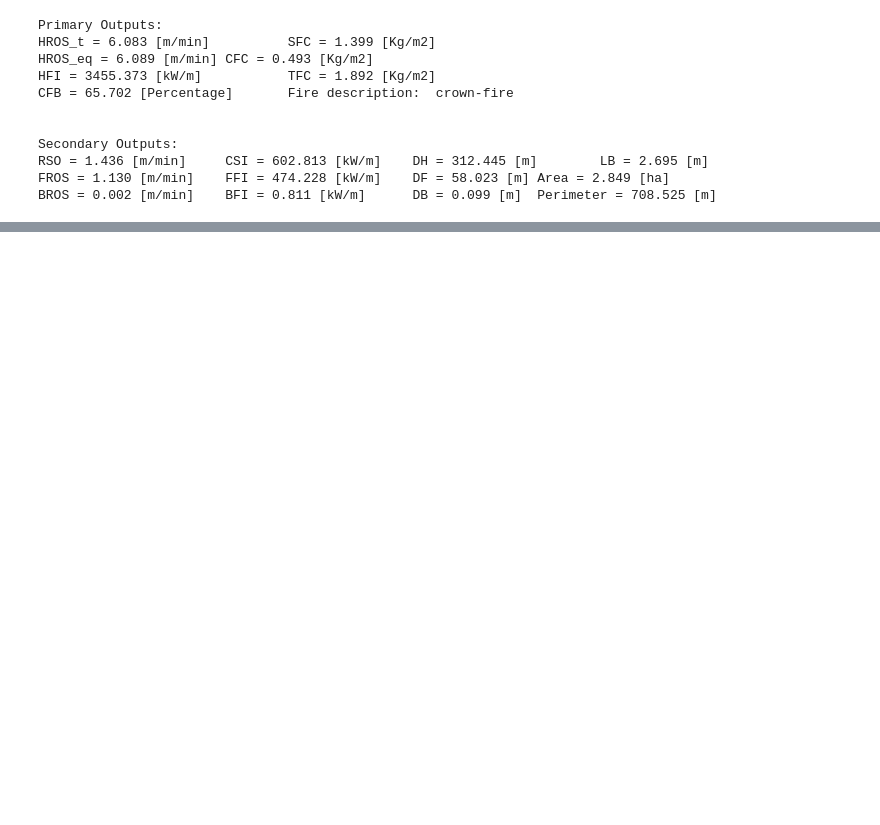
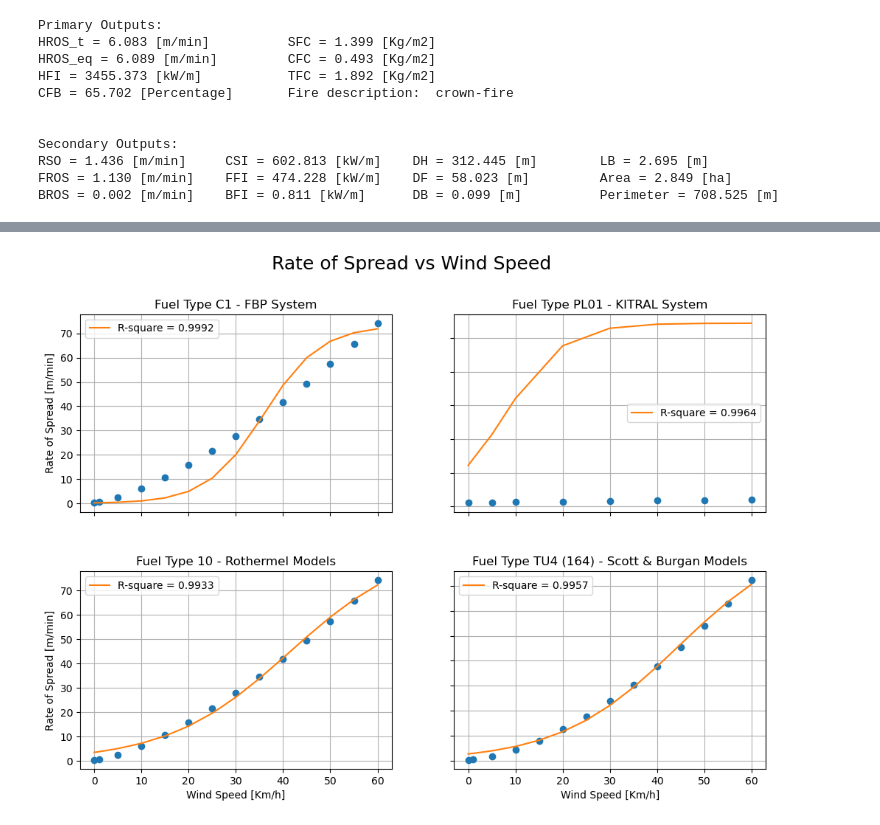
Before and after one commit to Sigggma/c2f-python, a Jupyter notebook: test python preliminar/main.ipynb, the cells around one changed output, grey strips where cells are left out. Drawn from its saved outputs; the diff is of its cells as text; code cells hidden in the pictures; blank space fills up the shorter version.

```diff
--- a/test python preliminar/main.ipynb
+++ b/test python preliminar/main.ipynb
@@ -556,0 +623,62 @@ BROS = 0.002 [m/min]    BFI = 0.811 [kW/m]      DB = 0.099 [m]  Perimeter = 708.
+# %%
+import matplotlib.pyplot as plt
+import numpy as np
+
+# Función para la tasa de propagación del fuego
+def fHROS(x, p1, p2, p3):
+    return 1 / (p1 * np.exp(-p2 * x) + p3)
+
+# Datos iniciales
+x = np.array([0, 5, 10, 20, 30, 40, 50, 60])
+x1 = np.array([0, 1, 5, 10, 15, 20, 25, 30, 35, 40, 45, 50, 55, 60])
+
+# Configuración del layout de los subgráficos
+fig, axs = plt.subplots(2, 2, figsize=(12, 8))
+fig.subplots_adjust(hspace=0.3, wspace=0.2)
+fig.suptitle('Rate of Spread vs Wind Speed', fontsize=18)
+
+# Subgráfico 1: Fuel Type C1 - FBP System
+y = np.array([0.4, 0.6, 2.5, 6.1, 10.6, 15.8, 21.5, 27.8, 34.6, 41.7, 49.3, 57.3, 65.6, 74.2])
+axs[0, 0].plot(x1, y, 'o')  # Usar x1 en lugar de x
+axs[0, 0].plot(x1, fHROS(x1, 5.223, 0.1658, 0.01366), label='R-square = 0.9992')  # Usar x1 aquí también
+axs[0, 0].set_title('Fuel Type C1 - FBP System')
+axs[0, 0].grid(True)
+axs[0, 0].legend()
+
+# Subgráfico 2: Fuel Type PL01 - KITRAL System
+ws = np.array([0, 5, 10, 20, 30, 40, 50, 60])  # Velocidades del viento hipotéticas
+# Suponiendo factores hipotéticos para el ejemplo
+Fmc = 1.0  # Factor de combustible hipotético
+Fch = 1.0  # Factor de carga hipotético
+Fv = np.linspace(0.1, 1.0, len(ws))  # Factor de viento hipotético
+HROSdataPL01 = Fmc * Fch * (1 + Fv)  # Cálculo simplificado de HROSdataPL01
+axs[0, 1].plot(ws, HROSdataPL01, 'o')
+axs[0, 1].plot(ws, fHROS(ws, 0.06332, 0.1599, 0.01836), label='R-square = 0.9964')
+axs[0, 1].set_title('Fuel Type PL01 - KITRAL System')
+axs[0, 1].grid(True)
+axs[0, 1].legend()
+
+# Subgráfico 3: Fuel Type 10 - Rothermel Models
+y1 = np.array([0.4, 0.6, 2.5, 6.1, 10.6, 15.8, 21.5, 27.8, 34.6, 41.7, 49.3, 57.3, 65.6, 74.2])
+axs[1, 0].plot(x1, y1, 'o')
+axs[1, 0].plot(x1, fHROS(x1, 0.2802, 0.07786, 0.01123), label='R-square = 0.9933')
+axs[1, 0].set_title('Fuel Type 10 - Rothermel Models')
+axs[1, 0].grid(True)
+axs[1, 0].legend()
+
+# Subgráfico 4: Fuel Type TU4 (164) - Scott & Burgan Models
+y1 = np.array([0.6, 0.8, 3.1, 8.5, 15.9, 24.9, 35.5, 47.5, 60.8, 75.3, 91.0, 107.9, 125.8, 144.7])
+axs[1, 1].plot(x1, y1, 'o')
+axs[1, 1].plot(x1, fHROS(x1, 0.1843, 0.07911, 0.005477), label='R-square = 0.9957')
+axs[1, 1].set_title('Fuel Type TU4 (164) - Scott & Burgan Models')
+axs[1, 1].grid(True)
+axs[1, 1].legend()
+
+# Ajuste de las etiquetas de los ejes para todos los subgráficos
+for ax in axs.flat:
+    ax.set(xlabel='Wind Speed [Km/h]', ylabel='Rate of Spread [m/min]')
+    ax.label_outer()  # Oculta las etiquetas x y y para los subgráficos internos
+
+plt.show()
+# %% [output]
+[figure, added]
```
Also changed, not shown: parts of 3 cells of this notebook, 3 other files.
